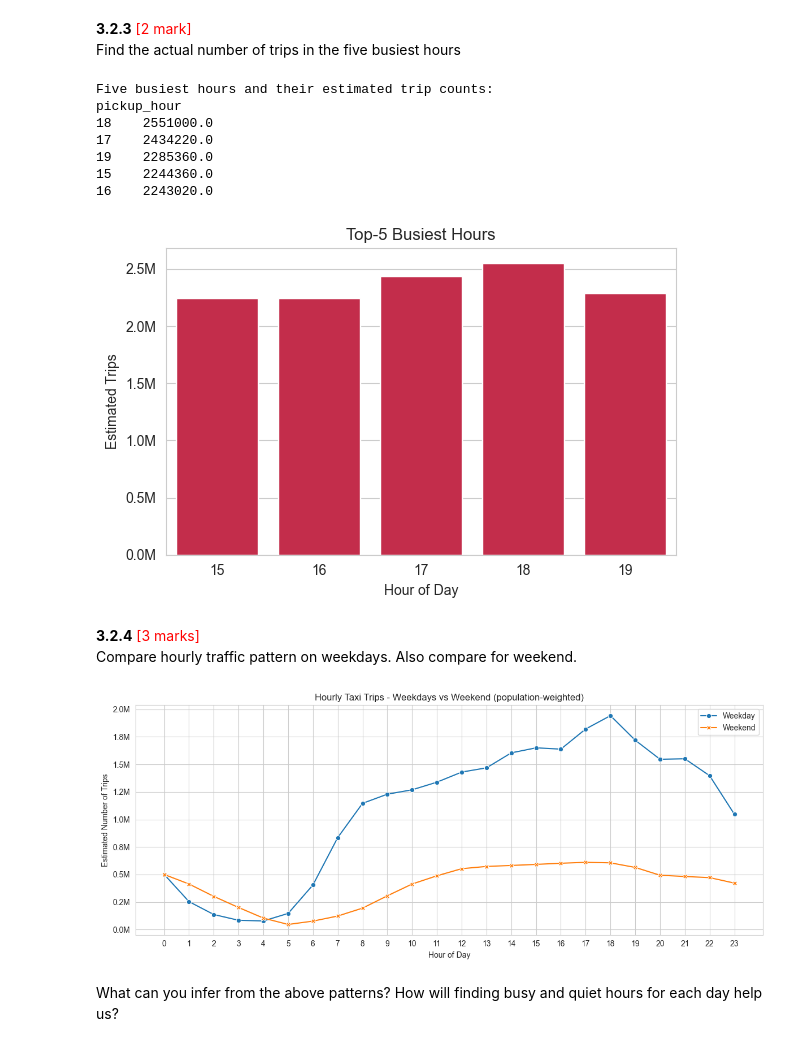
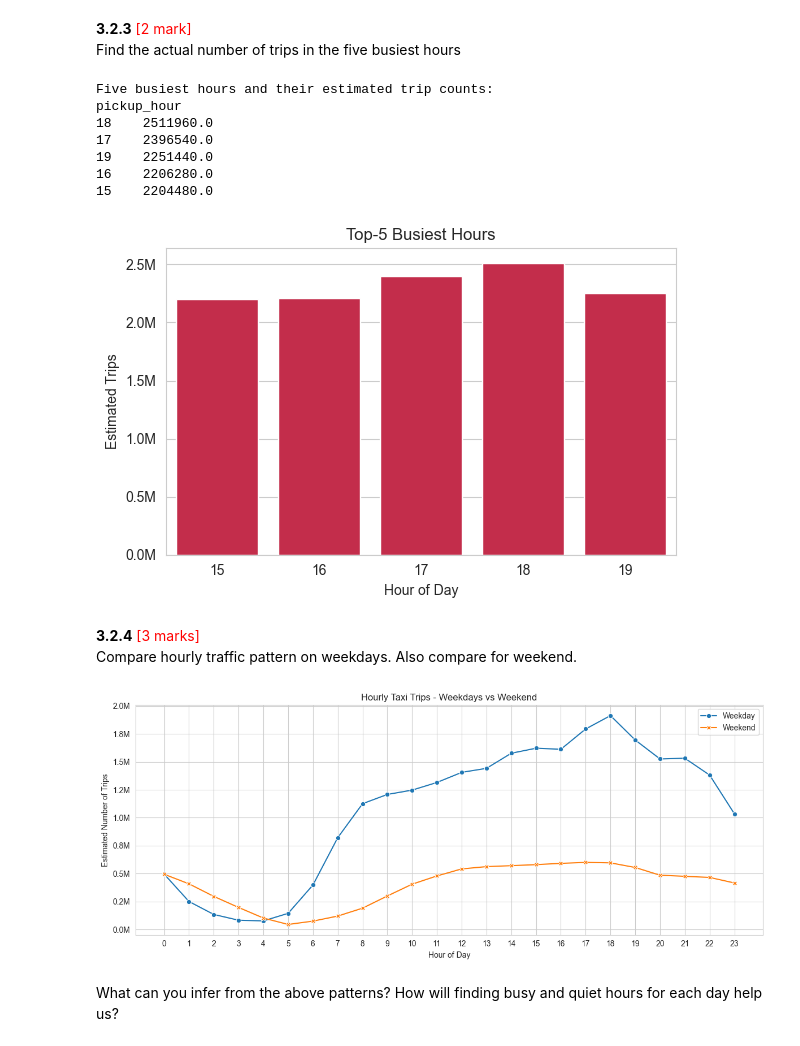
Before and after one commit to GoutamKonala/NYC_Taxi_Data_Assignment, a Jupyter notebook: EDA_Assg_NYC_Taxi_Starter.ipynb, the cells around one changed output. Cells and saved outputs as stored; diff of their text form; code cells hidden in the pictures.

```diff
--- a/EDA_Assg_NYC_Taxi_Starter.ipynb
+++ b/EDA_Assg_NYC_Taxi_Starter.ipynb
@@ -621,6 +621,9 @@ First, let us remove 7+ passenger counts as there are very less instances.
 df = df[df['passenger_count'] <= 6].reset_index(drop=True)
 # %%
 # Continue with outlier handling
+
+# where 'passenger_count' is less than 1 and greater than 6
+df = df[(df['passenger_count'] >= 1) & (df['passenger_count'] <= 6)].reset_index(drop=True)
 
 # where 'fare_amount is more than 1000
 df = df[df['fare_amount'] <= 1000].reset_index(drop=True)
@@ -1575,47 +1579,46 @@ plt.show()
 # %% [output]
 Five busiest hours and their estimated trip counts:
 pickup_hour
-18    2551000.0
-17    2434220.0
-19    2285360.0
-15    2244360.0
-16    2243020.0
+18    2511960.0
+17    2396540.0
+19    2251440.0
+16    2206280.0
+15    2204480.0
-[figure, old version]
+[figure, new version]
 # %% [markdown]
 **3.2.4** <font color = red>[3 marks]</font> <br>
 Compare hourly traffic pattern on weekdays. Also compare for weekend.
 # %%
 # Compare traffic trends for the week days and weekends
 
 # Add a column to indicate if the pickup day is a weekend (Saturday or Sunday)
 df["is_weekend"]  = df["tpep_pickup_datetime"].dt.dayofweek >= 5   # Sat=5, Sun=6
 
 # Population-weighted hourly totals by weekday/weekend
 hourly = (df
           .groupby(["is_weekend", "pickup_hour"])["weight"]
           .sum()
           .unstack(level=0)               # columns: False=weekday, True=weekend
           .reindex(range(24), fill_value=0)   # ensure 0-23 order
           .rename(columns={False: "Weekday", True: "Weekend"}))
 
 
 # Plot both lines in one figure
-sns.set_style("whitegrid")
 plt.figure(figsize=(12,5))
 
 sns.lineplot(data=hourly, markers=True, dashes=False)
 
-plt.title("Hourly Taxi Trips - Weekdays vs Weekend (population-weighted)")
+plt.title("Hourly Taxi Trips - Weekdays vs Weekend")
 plt.xlabel("Hour of Day")
 plt.ylabel("Estimated Number of Trips")
 plt.xticks(range(24))
 plt.gca().yaxis.set_major_formatter(
         plt.FuncFormatter(lambda x, _: f"{x/1e6:.1f}M"))   # 1.5 M formatting
 plt.legend(title="")
 plt.tight_layout()
 plt.show()
 # %% [output]
-[figure, old version]
+[figure, new version]
 # %% [markdown]
 What can you infer from the above patterns? How will finding busy and quiet hours for each day help us?
 # %% [markdown]
```
Also changed, not shown: parts of 37 cells of this notebook.
